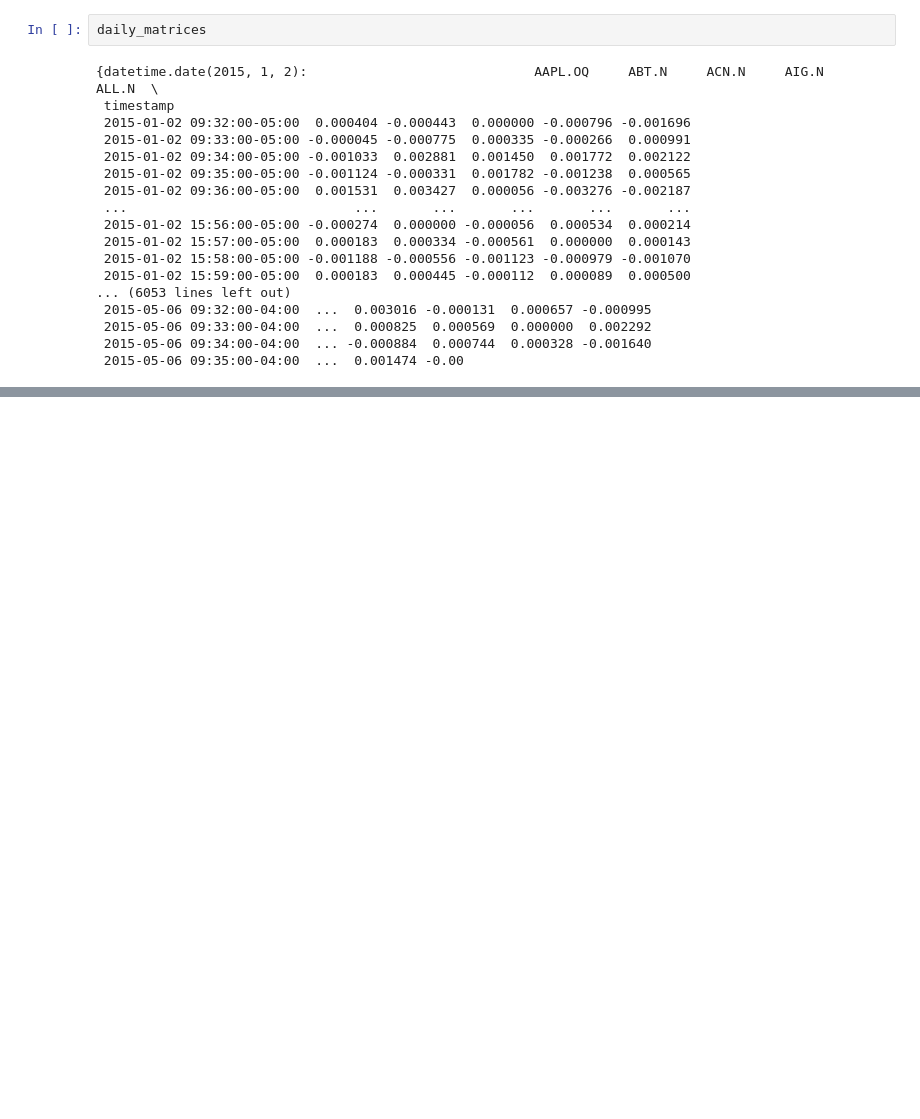
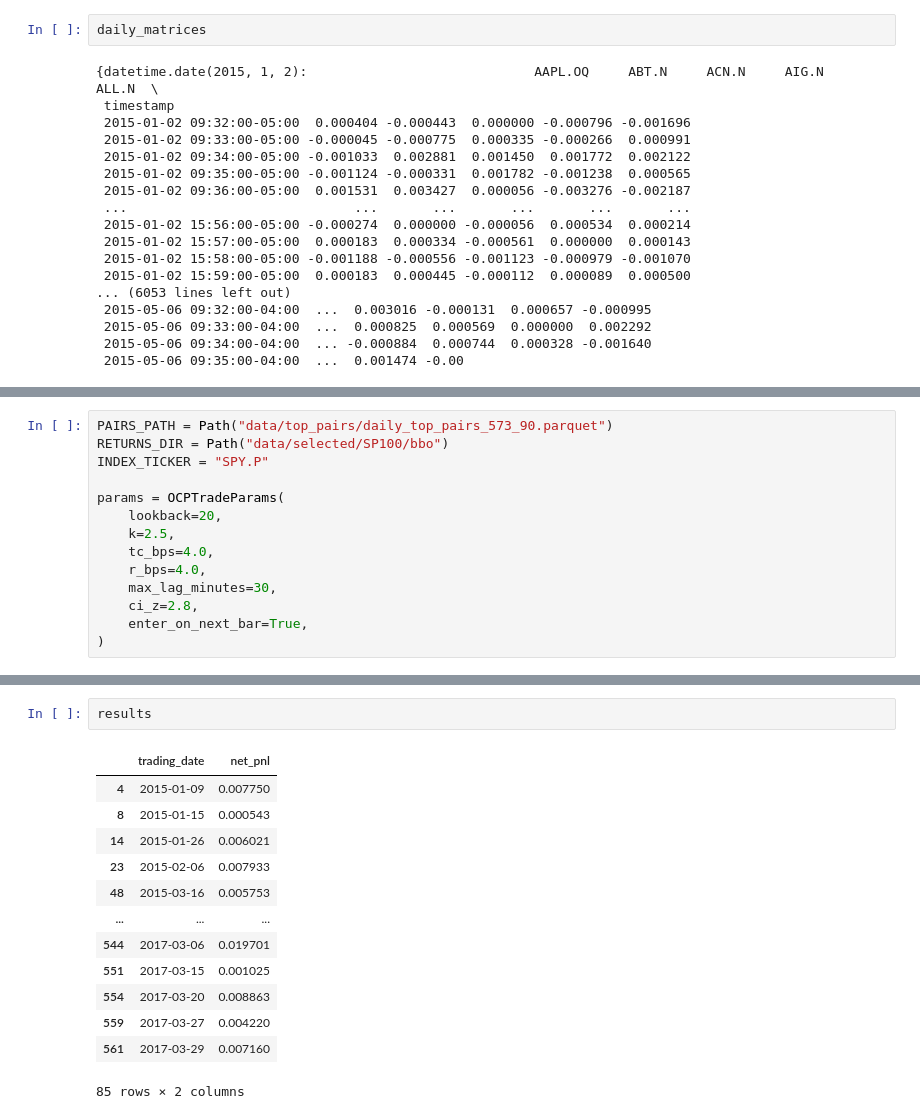
Before and after one commit to matthias-wyss/OCP-StatArb-SP100, a Jupyter notebook: OCP.ipynb, the cells around one changed output, grey strips where cells are left out. Saved outputs shown, nothing was run; the diff lists cells and outputs as text; blank space fills up the shorter version.

```diff
--- a/OCP.ipynb
+++ b/OCP.ipynb
@@ -80,0 +91,14 @@ daily_top
+# %%
+PAIRS_PATH = Path("data/top_pairs/daily_top_pairs_573_90.parquet")
+RETURNS_DIR = Path("data/selected/SP100/bbo")
+INDEX_TICKER = "SPY.P"
+
+params = OCPTradeParams(
+    lookback=20,
+    k=2.5,
+    tc_bps=4.0,
+    r_bps=4.0,
+    max_lag_minutes=30,
+    ci_z=2.8,
+    enter_on_next_bar=True,
+)
@@ -80,0 +114,16 @@ daily_top
+# %%
+results
+# %% [output]
+|  | trading_date | net_pnl |
+| 4 | 2015-01-09 | 0.007750 |
+| 8 | 2015-01-15 | 0.000543 |
+| 14 | 2015-01-26 | 0.006021 |
+| 23 | 2015-02-06 | 0.007933 |
+| 48 | 2015-03-16 | 0.005753 |
+| ... | ... | ... |
+| 544 | 2017-03-06 | 0.019701 |
+| 551 | 2017-03-15 | 0.001025 |
+| 554 | 2017-03-20 | 0.008863 |
+| 559 | 2017-03-27 | 0.004220 |
+| 561 | 2017-03-29 | 0.007160 |
+85 rows × 2 columns
```
Also changed, not shown: parts of 7 cells of this notebook, 3 other files.
